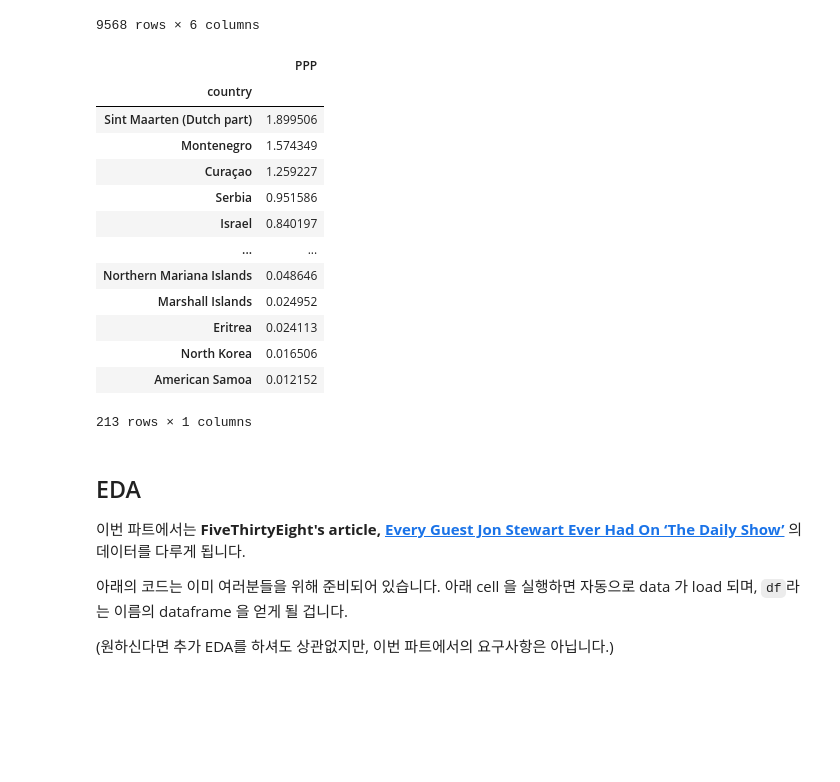
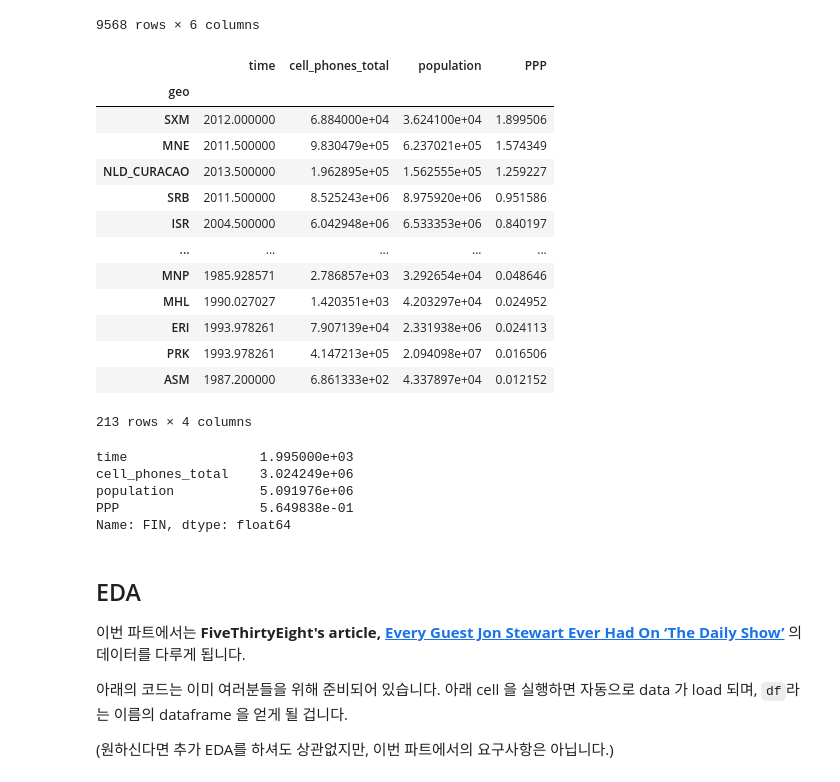
Before and after one commit to KYOH95/Database_Studies, a Jupyter notebook: ai_sc11x.ipynb, the cells around one changed output. Saved outputs shown, nothing was run; the diff lists cells and outputs as text; code cells hidden in the pictures; blank space fills up the shorter version.

```diff
--- a/ai_sc11x.ipynb
+++ b/ai_sc11x.ipynb
@@ -199,24 +228,33 @@ df_join
 | 9567 | ZWE | 2019 | 13195902.0 | 14645468 | Zimbabwe | 0.901023 |
 9568 rows × 6 columns
 # %%
-df_group = df_join.groupby('country').mean()
+df_group = df_join.groupby('geo').mean()
 # %%
-df_group[['PPP']].sort_values(by=['PPP'] ,ascending=False)
+df_PPP = df_group.sort_values(by=['PPP'] ,ascending=False)
+df_PPP
 # %% [output]
-|  | PPP |
-| country |  |
-| Sint Maarten (Dutch part) | 1.899506 |
-| Montenegro | 1.574349 |
-| Curaçao | 1.259227 |
-| Serbia | 0.951586 |
-| Israel | 0.840197 |
-| ... | ... |
-| Northern Mariana Islands | 0.048646 |
-| Marshall Islands | 0.024952 |
-| Eritrea | 0.024113 |
-| North Korea | 0.016506 |
-| American Samoa | 0.012152 |
+|  | time | cell_phones_total | population | PPP |
+| geo |  |  |  |  |
+| SXM | 2012.000000 | 6.884000e+04 | 3.624100e+04 | 1.899506 |
+| MNE | 2011.500000 | 9.830479e+05 | 6.237021e+05 | 1.574349 |
+| NLD_CURACAO | 2013.500000 | 1.962895e+05 | 1.562555e+05 | 1.259227 |
+| SRB | 2011.500000 | 8.525243e+06 | 8.975920e+06 | 0.951586 |
+| ISR | 2004.500000 | 6.042948e+06 | 6.533353e+06 | 0.840197 |
+| ... | ... | ... | ... | ... |
+| MNP | 1985.928571 | 2.786857e+03 | 3.292654e+04 | 0.048646 |
+| MHL | 1990.027027 | 1.420351e+03 | 4.203297e+04 | 0.024952 |
+| ERI | 1993.978261 | 7.907139e+04 | 2.331938e+06 | 0.024113 |
+| PRK | 1993.978261 | 4.147213e+05 | 2.094098e+07 | 0.016506 |
+| ASM | 1987.200000 | 6.861333e+02 | 4.337897e+04 | 0.012152 |
-213 rows × 1 columns
+213 rows × 4 columns
+# %%
+df_PPP.iloc[17]
+# %% [output]
+time                 1.995000e+03
+cell_phones_total    3.024249e+06
+population           5.091976e+06
+PPP                  5.649838e-01
+Name: FIN, dtype: float64
 # %% [markdown]
 ## EDA
 이번 파트에서는 **FiveThirtyEight's article, [Every Guest Jon Stewart Ever Had On ‘The Daily Show’](https://fivethirtyeight.com/features/every-guest-jon-stewart-ever-had-on-the-daily-show/)** 의 데이터를 다루게 됩니다.
```
Also changed, not shown: parts of 2 cells of this notebook.
